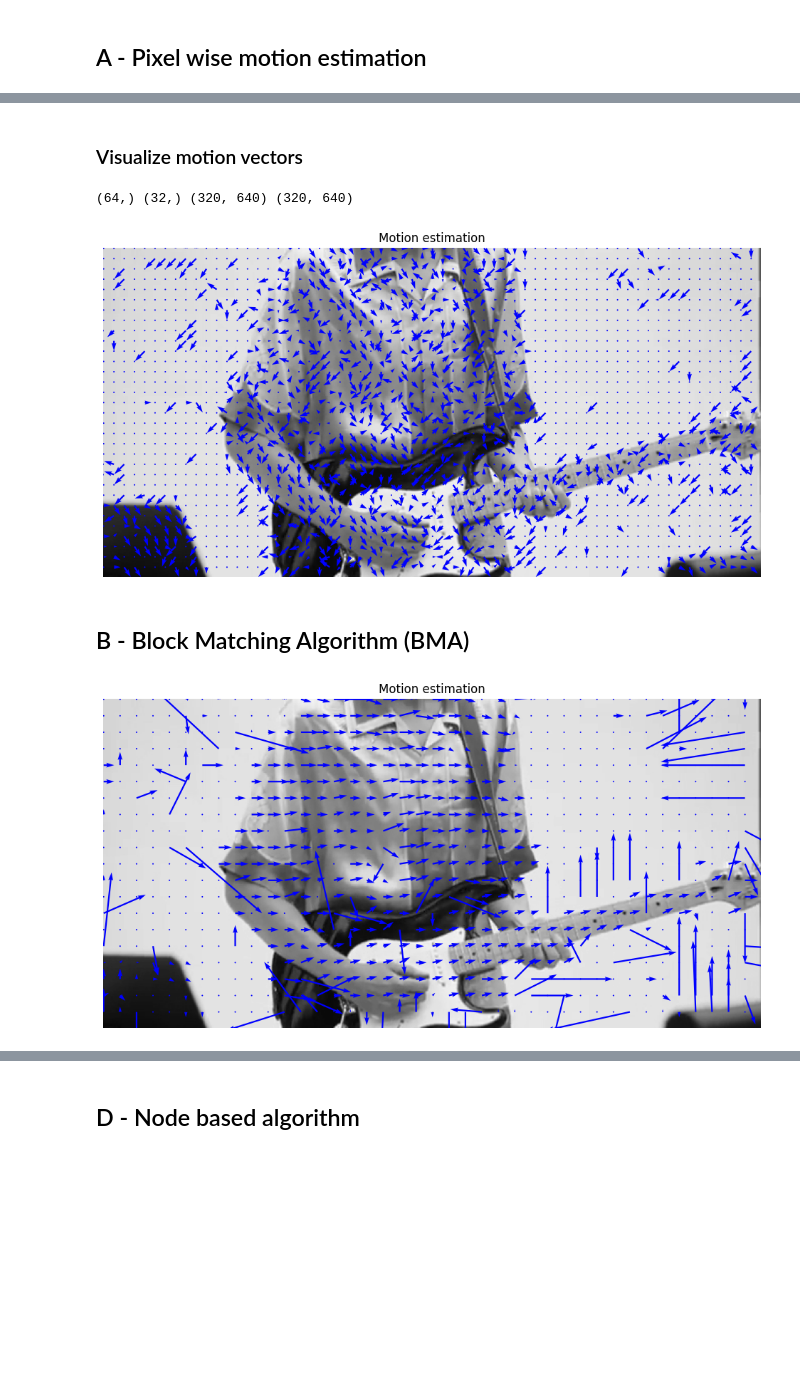
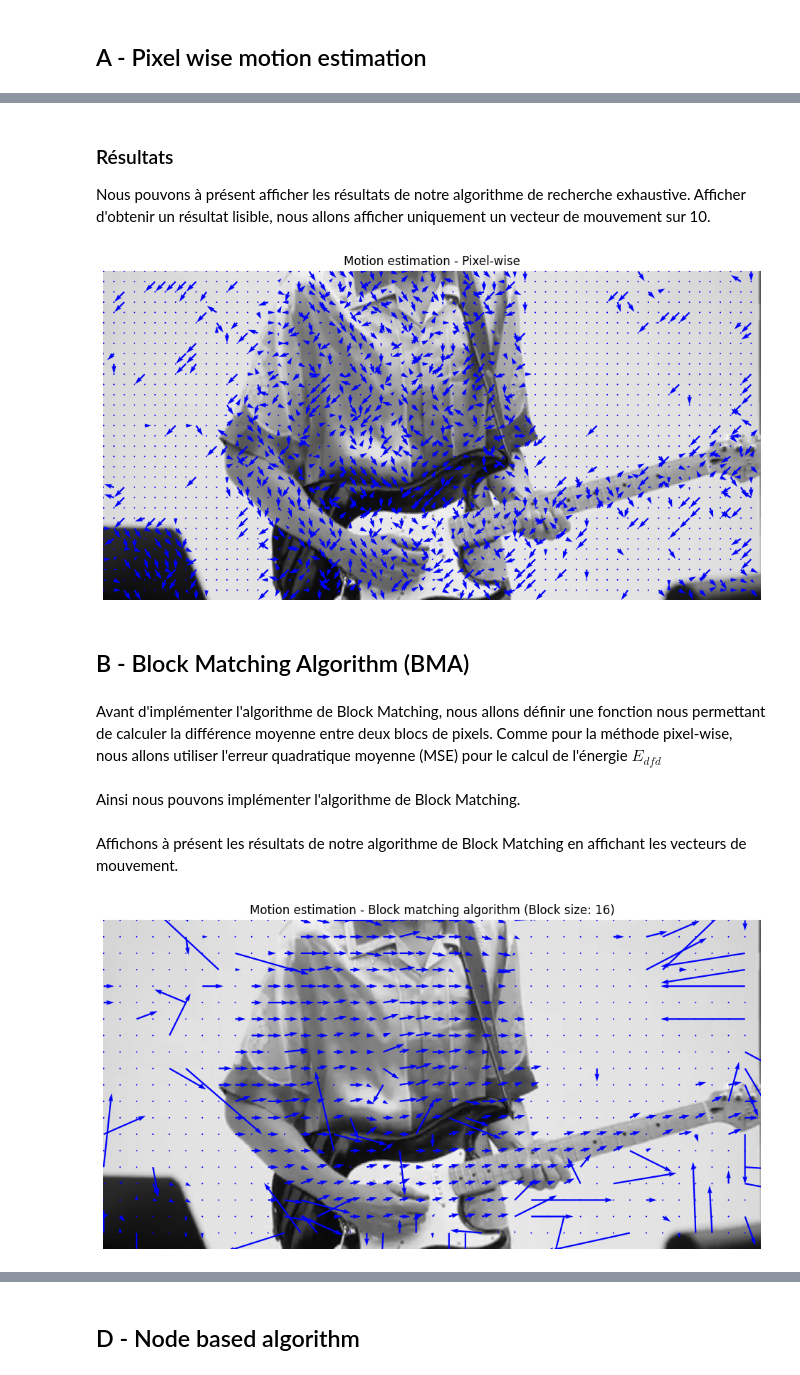
Before and after one commit to sinansoulier/VideoProcessing, a Jupyter notebook: TP1/motion_estimation.ipynb, the cells around one changed output, grey strips where cells are left out. Drawn from its saved outputs; the diff is of its cells as text; code cells hidden in the pictures; blank space fills up the shorter version.

```diff
--- a/TP1/motion_estimation.ipynb
+++ b/TP1/motion_estimation.ipynb
@@ -114,5 +163,6 @@ motion_x, motion_y = pixel_wise_motion_estimation(frame1, frame2, neighborhood=3
-# %% [markdown]
-### Visualize motion vectors
+# %% [markdown]
+### Résultats
+Nous pouvons à présent afficher les résultats de notre algorithme de recherche exhaustive. Afficher d'obtenir un résultat lisible, nous allons afficher uniquement un vecteur de mouvement sur 10.
 # %%
 def display_motion_estimation(u: np.ndarray, v: np.ndarray, frame: np.ndarray, step: int = 5) -> None:
     """
@@ -125,15 +175,13 @@ def display_motion_estimation(u: np.ndarray, v: np.ndarray, frame: np.ndarray, s
     x_coords = np.arange(0, frame1.shape[1], step)
     y_coords = np.arange(0, frame1.shape[0], step)
 
-    print(x_coords.shape, y_coords.shape, u.shape, v.shape)
-
     u = u[::step, ::step]
     v = v[::step, ::step]
 
     _, ax = plt.subplots(1, 1, figsize=(15, 6))
     ax.imshow(frame, cmap='gray')
     ax.set_axis_off()
-    ax.set_title('Motion estimation')
+    ax.set_title('Motion estimation - Pixel-wise')
 
     ax.quiver(x_coords, y_coords, u, v, scale=200, color='blue')
     plt.show()
@@ -141,7 +189,8 @@ def display_motion_estimation(u: np.ndarray, v: np.ndarray, frame: np.ndarray, s
 # Display motion estimation
 display_motion_estimation(motion_x, motion_y, frame1, step=10)
 # %% [output]
-(64,) (32,) (320, 640) (320, 640)
-[figure, old version]
+[figure, new version]
 # %% [markdown]
 ## B - Block Matching Algorithm (BMA)
+# %% [markdown]
+Avant d'implémenter l'algorithme de Block Matching, nous allons définir une fonction nous permettant de calculer la différence moyenne entre deux blocs de pixels. Comme pour la méthode pixel-wise, nous allons utiliser l'erreur quadratique moyenne (MSE) pour le calcul de l'énergie $E_{dfd}$
@@ -148,3 +252,5 @@ display_motion_estimation(motion_x, motion_y, frame1, step=10)
+# %% [markdown]
+Ainsi nous pouvons implémenter l'algorithme de Block Matching.
 # %%
 def BMA(frame1: np.ndarray , frame2: np.ndarray, block_size: int = 16, window_size: int = 7) -> tuple[np.ndarray]:
     """
@@ -210,20 +291,22 @@ def BMA(frame1: np.ndarray , frame2: np.ndarray, block_size: int = 16, window_si
 
     return v_x, v_y
+# %% [markdown]
+Affichons à présent les résultats de notre algorithme de Block Matching en affichant les vecteurs de mouvement.
 # %%
 def BMA_display(frame1: np.ndarray, frame2: np.ndarray, block_size: int = 16, window_size: int = 10) -> None:
     v_x , v_y = BMA(frame1, frame2, block_size=block_size, window_size=window_size)
 
     x_coords = np.arange(0, frame1.shape[1], block_size)
     y_coords = np.arange(0, frame1.shape[0], block_size)
 
     _, ax = plt.subplots(1, 1, figsize=(15, 6))
     ax.imshow(frame1, cmap='gray')
     ax.set_axis_off()
-    ax.set_title('Motion estimation')
+    ax.set_title(f'Motion estimation - Block matching algorithm (Block size: {block_size})')
 
     ax.quiver(x_coords, y_coords, v_x, v_y, scale=250, color='blue')
     plt.show()
 
 BMA_display(frame1, frame2, block_size=16, window_size=32)
 # %% [output]
-[figure, old version]
+[figure, new version]
```
Also changed, not shown: parts of 25 cells of this notebook.
